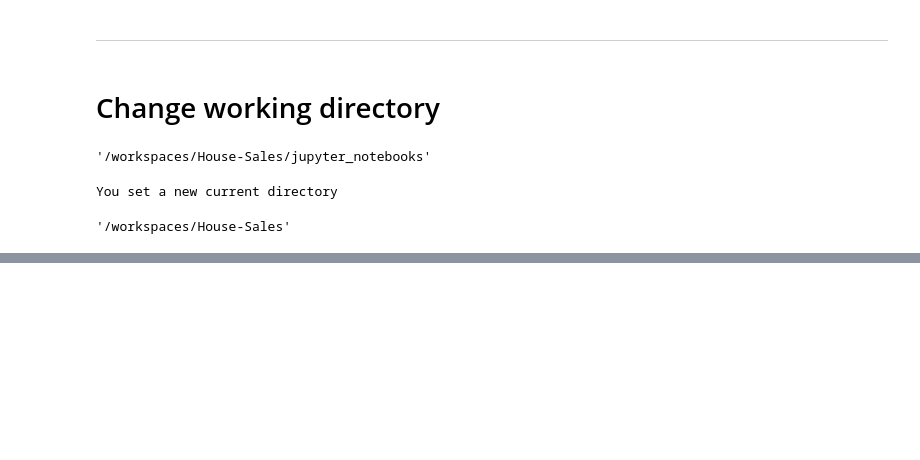
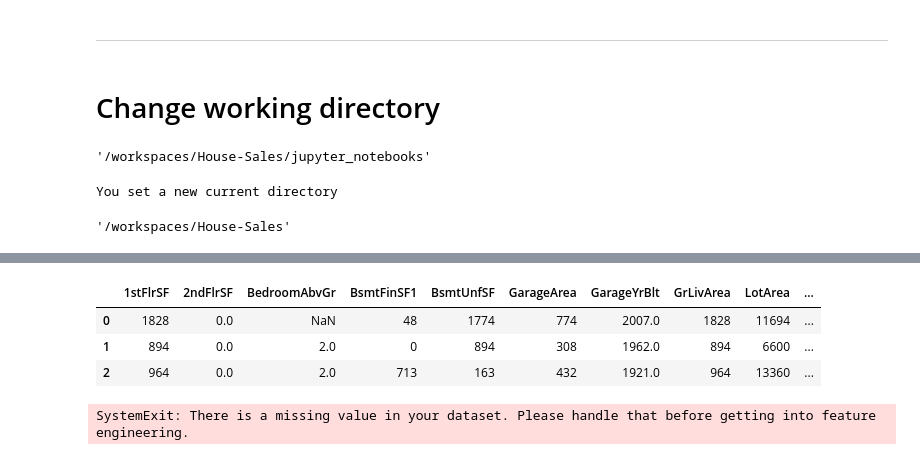
Before and after one commit to simonepietraroia/House-Sales, a Jupyter notebook: jupyter_notebooks/4 - Feature Engineering.ipynb, the cells around one changed output, grey strips where cells are left out. Saved outputs shown, nothing was run; the diff lists cells and outputs as text; code cells hidden in the pictures; blank space fills up the shorter version.

Commit message:
building feature engineering for train dataset

```diff
--- a/jupyter_notebooks/4 - Feature Engineering.ipynb
+++ b/jupyter_notebooks/4 - Feature Engineering.ipynb
@@ -41,0 +48,5 @@ current_dir
+# %%
+import pandas as pd
+train_set_path = "outputs/datasets/cleaned-records/TrainSetCleaned.csv"
+TrainSet = pd.read_csv(train_set_path)
+TrainSet.head(3)
@@ -41,0 +284,9 @@ current_dir
+# %%
+variables_engineering= ['1stFlrSF', '2ndFlrSF', 'BedroomAbvGr',
+                        'BsmtFinSF1', 'BsmtUnfSF', 'GarageArea',
+                        'GarageYrBlt', 'GrLivArea', 'LotArea',
+                        'LotFrontage', 'MasVnrArea', 'OpenPorchSF',
+                        'OverallCond', 'OverallQual', 'TotalBsmtSF',
+                       'YearBuilt', 'YearRemodAdd']
+
+variables_engineering
@@ -41,0 +311,12 @@ current_dir
+# %%
+df_engineering = TrainSet[variables_engineering].copy()
+df_engineering.head(3)
+# %% [output]
+|  | 1stFlrSF | 2ndFlrSF | BedroomAbvGr | BsmtFinSF1 | BsmtUnfSF | GarageArea | GarageYrBlt | GrLivArea | LotArea | ... |
+| 0 | 1828 | 0.0 | NaN | 48 | 1774 | 774 | 2007.0 | 1828 | 11694 | ... |
+| 1 | 894 | 0.0 | 2.0 | 0 | 894 | 308 | 1962.0 | 894 | 6600 | ... |
+| 2 | 964 | 0.0 | 2.0 | 713 | 163 | 432 | 1921.0 | 964 | 13360 | ... |
+# %%
+df_engineering = FeatureEngineeringAnalysis(df=df_engineering, analysis_type='ordinal_encoder')
+# %% [output]
+SystemExit: There is a missing value in your dataset. Please handle that before getting into feature engineering.
```
Also changed, not shown: parts of 12 cells of this notebook.
